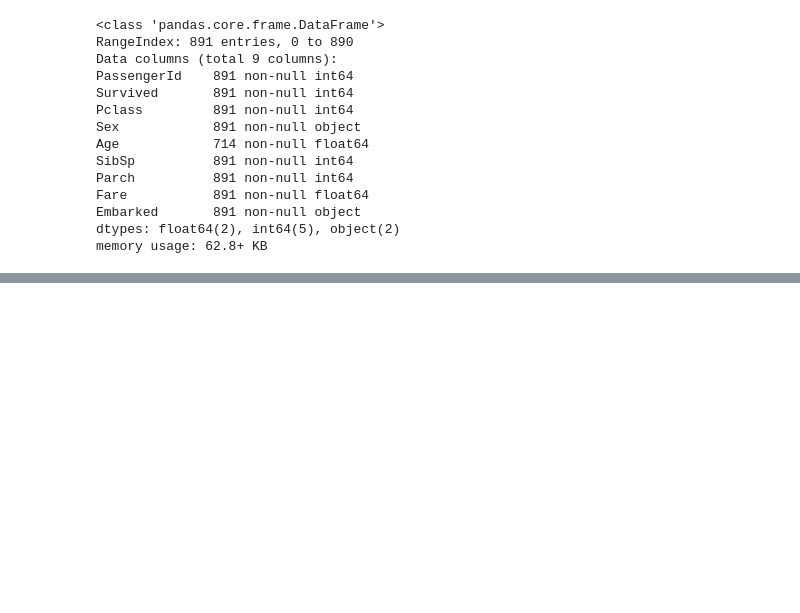
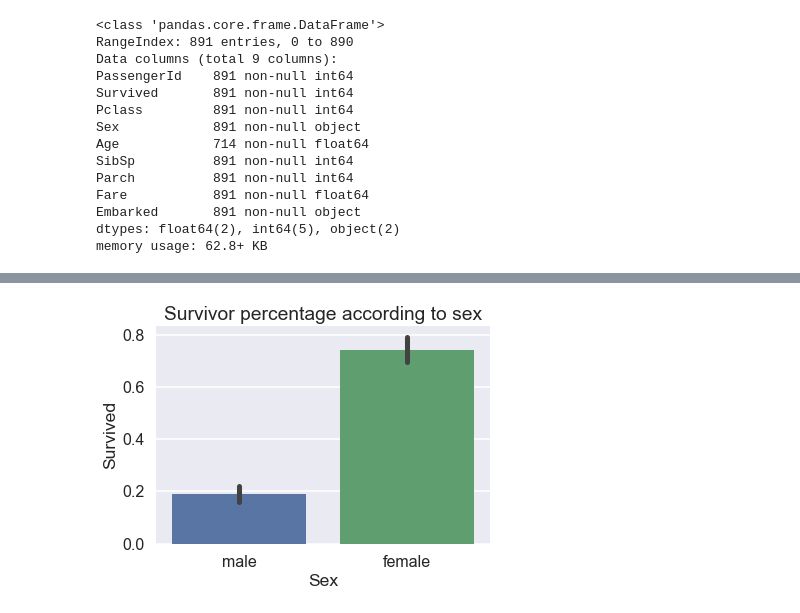
Before and after one commit to pkam-byte/Titanic, a Jupyter notebook: Titanic.ipynb, the cells around one changed output, grey strips where cells are left out. Saved outputs shown, nothing was run; the diff lists cells and outputs as text; code cells hidden in the pictures; blank space fills up the shorter version.

```diff
--- a/Titanic.ipynb
+++ b/Titanic.ipynb
@@ -172,3 +161,12 @@ plt.show()
+# %%
+sns.barplot('Sex', 'Survived', data=train)
+sns.set_context('poster')
+plt.title("Survivor percentage according to sex")
+plt.show()
+
+# Shows female had better chance of survival then male
+# %% [output]
+[figure, added]
 # %%
 sns.barplot('Embarked', 'Survived', data=train)
 plt.title("Survivor percentage according to Embarked")
```
Also changed, not shown: parts of 6 cells of this notebook.
